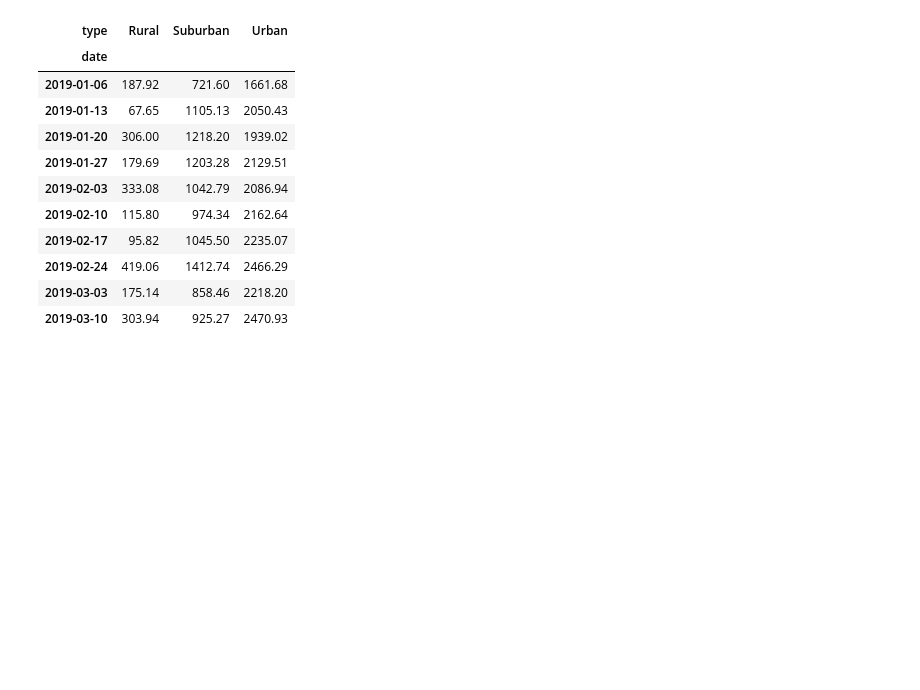
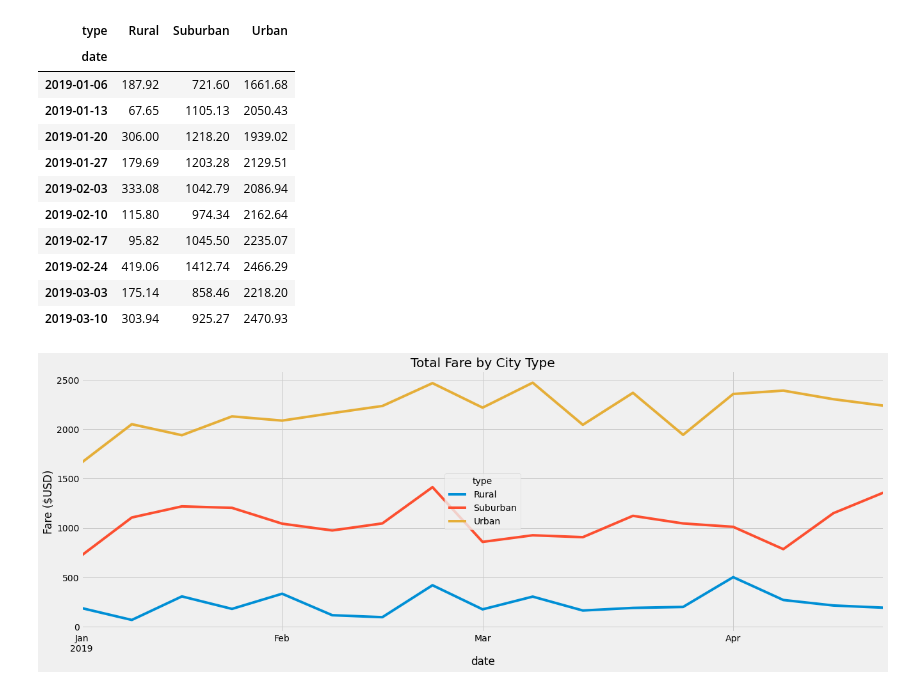
Before and after one commit to Connectime4ever/PyBer_Analysis, a Jupyter notebook: PyBer_Challenge.ipynb, the cells around one changed output. Drawn from its saved outputs; the diff is of its cells as text; code cells hidden in the pictures; blank space fills up the shorter version.

```diff
--- a/PyBer_Challenge.ipynb
+++ b/PyBer_Challenge.ipynb
@@ -230,8 +230,8 @@ dtypes: float64(3)
 memory usage: 68.6 KB
 # %%
 # 8. Create a new DataFrame using the "resample()" function by week 'W' and get the sum of the fares for each week.
-fares_sum_week = df.resample("W").sum()
-fares_sum_week.head(10)
+fares_sum_week_df = df.resample("W").sum()
+fares_sum_week_df.head(10)
 # %% [output]
 | type | Rural | Suburban | Urban |
 | date |  |  |  |
@@ -248,7 +248,16 @@ fares_sum_week.head(10)
 # %%
 # 8. Using the object-oriented interface method, plot the resample DataFrame using the df.plot() function.
 
+fares_week = fares_sum_week_df.plot(figsize = (20,7))
+fares_week.set_title("Total Fare by City Type")
+fares_week.set_ylabel("Fare ($USD)")
+
 # Import the style from Matplotlib.
 from matplotlib import style
+import numpy as np
+
 # Use the graph style fivethirtyeight.
-style.use('fivethirtyeight')
+plt.style.use('fivethirtyeight')
+plt.savefig("PyBer_fare_summary.png")
+# %% [output]
+[figure, added]
```
Also changed, not shown: 2 other files.
